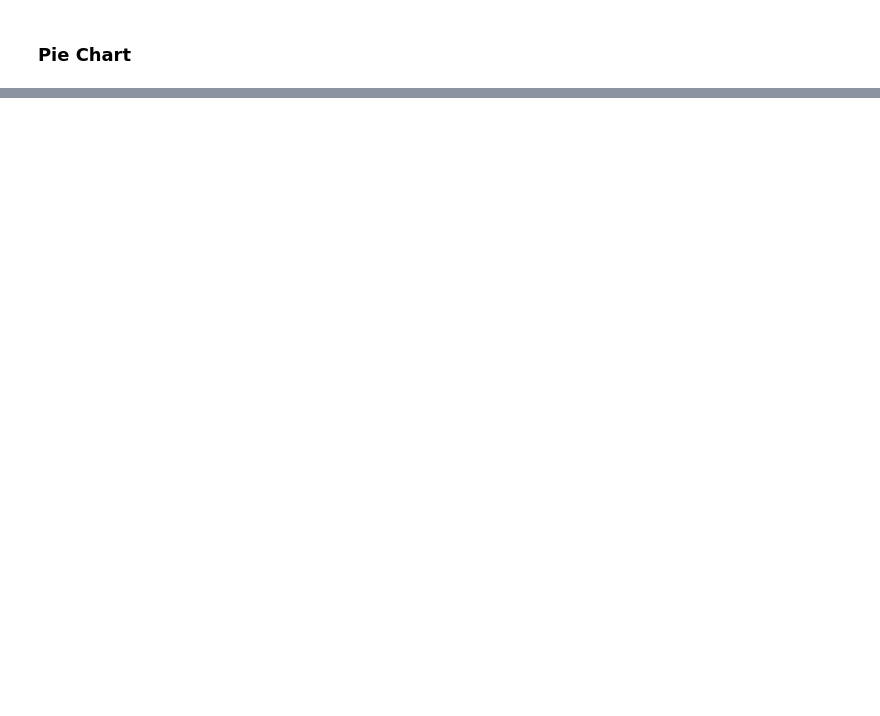
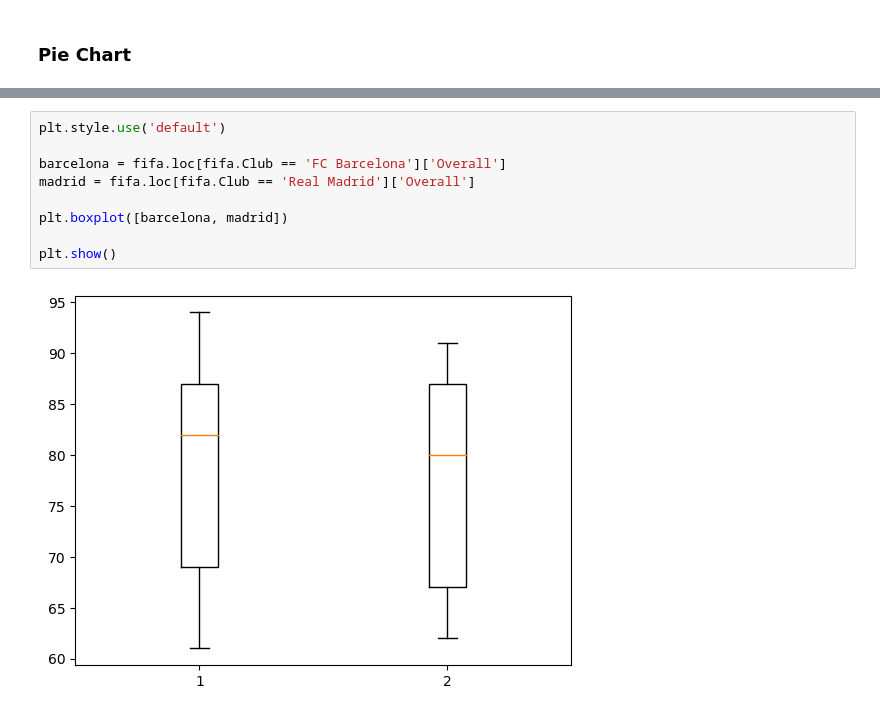
Before and after one commit to pernebay-arailym/Project_12_Visualization_Pandas_Matplotlib, a Jupyter notebook: Matplotlib_Pandas.ipynb, the cells around one changed output, grey strips where cells are left out. Drawn from its saved outputs; the diff is of its cells as text; blank space fills up the shorter version.

Commit message:
Created boxplot for Clubs Barca&Real

```diff
--- a/Matplotlib_Pandas.ipynb
+++ b/Matplotlib_Pandas.ipynb
@@ -99,0 +110,11 @@ medium_heavy
+# %%
+plt.style.use('default')
+
+barcelona = fifa.loc[fifa.Club == 'FC Barcelona']['Overall']
+madrid = fifa.loc[fifa.Club == 'Real Madrid']['Overall']
+
+plt.boxplot([barcelona, madrid])
+
+plt.show()
+# %% [output]
+[figure, added]
```
Also changed, not shown: parts of 4 cells of this notebook.
